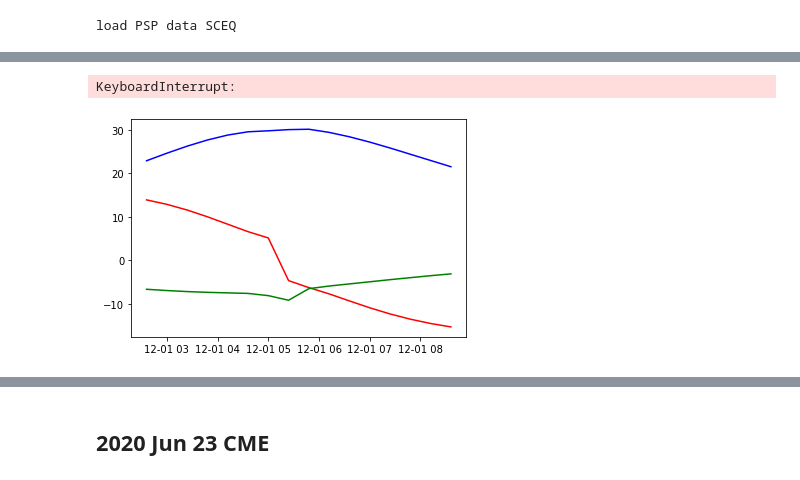
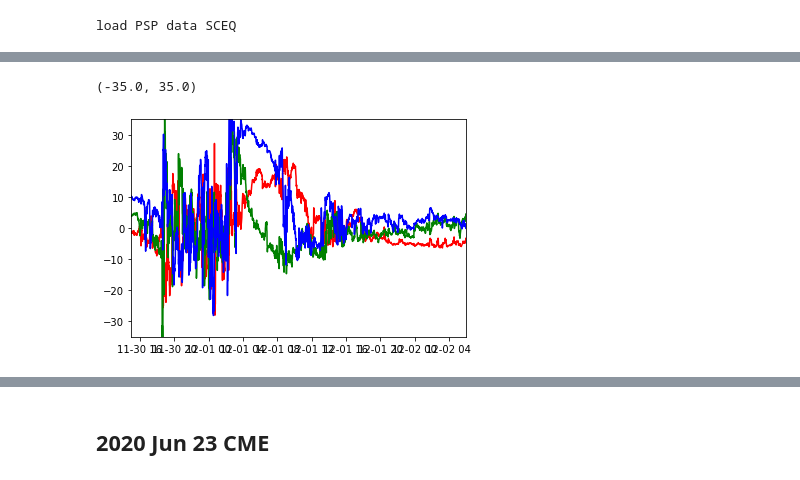
Before and after one commit to cmoestl/solar_orbiter, a Jupyter notebook: 3dcore_fit.ipynb, the cells around one changed output, grey strips where cells are left out. Saved outputs shown, nothing was run; the diff lists cells and outputs as text; code cells hidden in the pictures.

```diff
--- a/3dcore_fit.ipynb
+++ b/3dcore_fit.ipynb
@@ -209,13 +225,14 @@ plt.plot(t2,bxyz2[:,0,2],'b')
 # %%
-plt.plot(psp.time,psp.bx)
-plt.plot(psp.time,psp.by)
-plt.plot(psp.time,psp.bz)
+plt.plot(psp.time,psp.bx,'r')
+plt.plot(psp.time,psp.by,'g')
+plt.plot(psp.time,psp.bz,'b')
 plotstart=datetime.datetime(2020,11,30,15)
 plotend=datetime.datetime(2020,12,2,6)
-ax.set_xlim(plotstart,plotend)
+plt.xlim(plotstart,plotend)
+plt.ylim([-35, 35])
 # %% [output]
-KeyboardInterrupt:
+(-35.0, 35.0)
-[figure, old version]
+[figure, new version]
 # %%
 fig = plt.figure(dpi=300)
 ax = fig.add_subplot(projection='3d')
```
Also changed, not shown: parts of 13 cells of this notebook.
